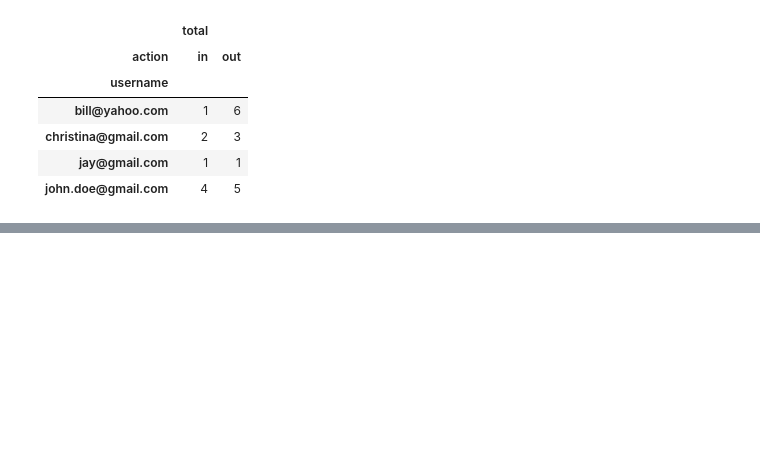
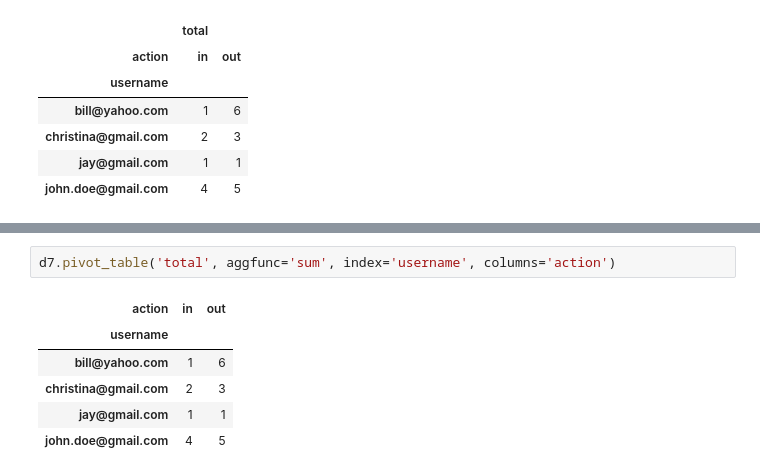
Before and after one commit to mehulchopradev/flipkart-python-dataanalytics-6, a Jupyter notebook: site logs.ipynb, the cells around one changed output, grey strips where cells are left out. Cells and saved outputs as stored; diff of their text form; blank space fills up the shorter version.

```diff
--- a/site logs.ipynb
+++ b/site logs.ipynb
@@ -224,0 +248,9 @@ d10.plot(kind='bar')
+# %%
+d7.pivot_table('total', aggfunc='sum', index='username', columns='action')
+# %% [output]
+| action | in | out |
+| username |  |  |
+| bill@yahoo.com | 1 | 6 |
+| christina@gmail.com | 2 | 3 |
+| jay@gmail.com | 1 | 1 |
+| john.doe@gmail.com | 4 | 5 |
```
Also changed, not shown: parts of 2 cells of this notebook, 8 other files.
